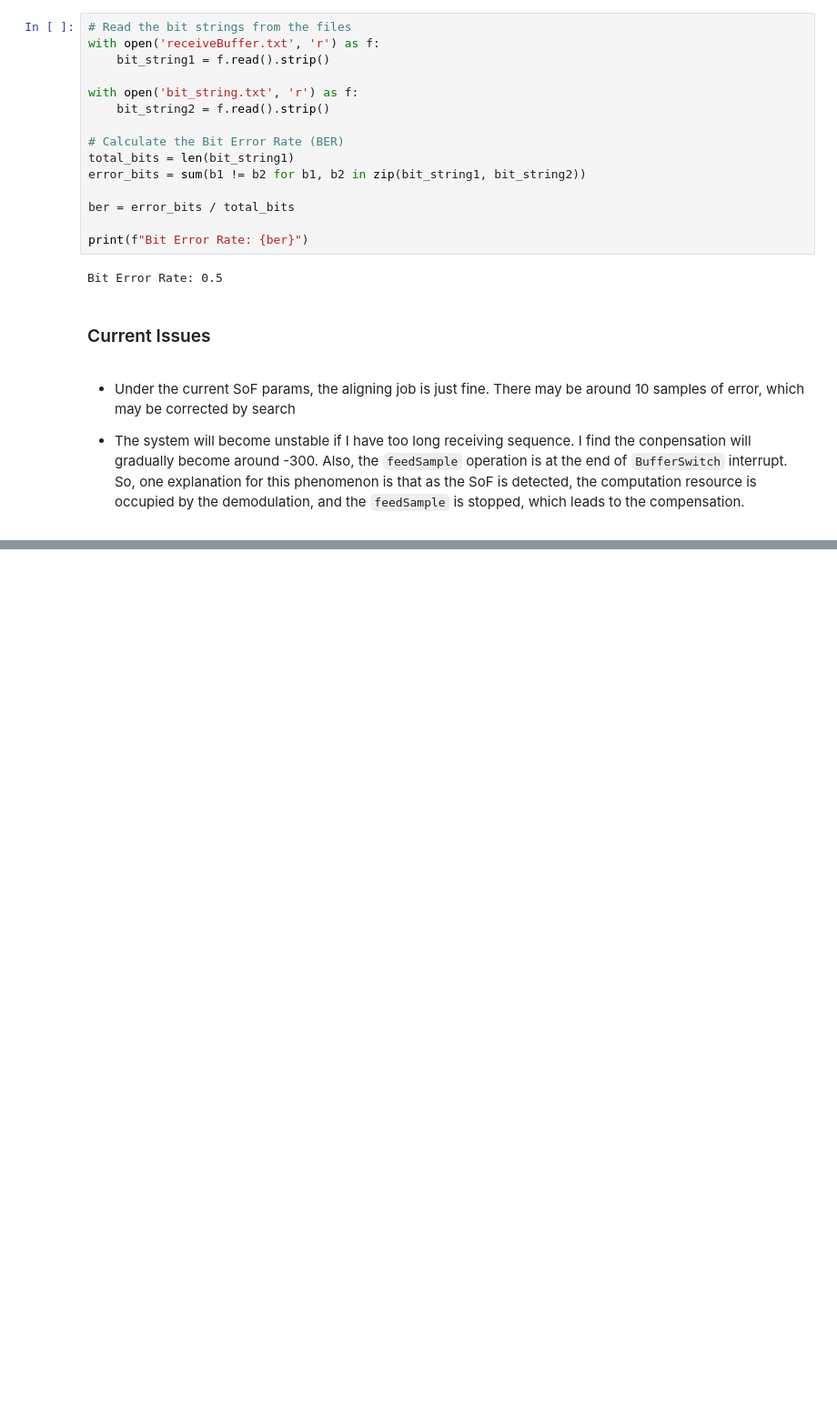
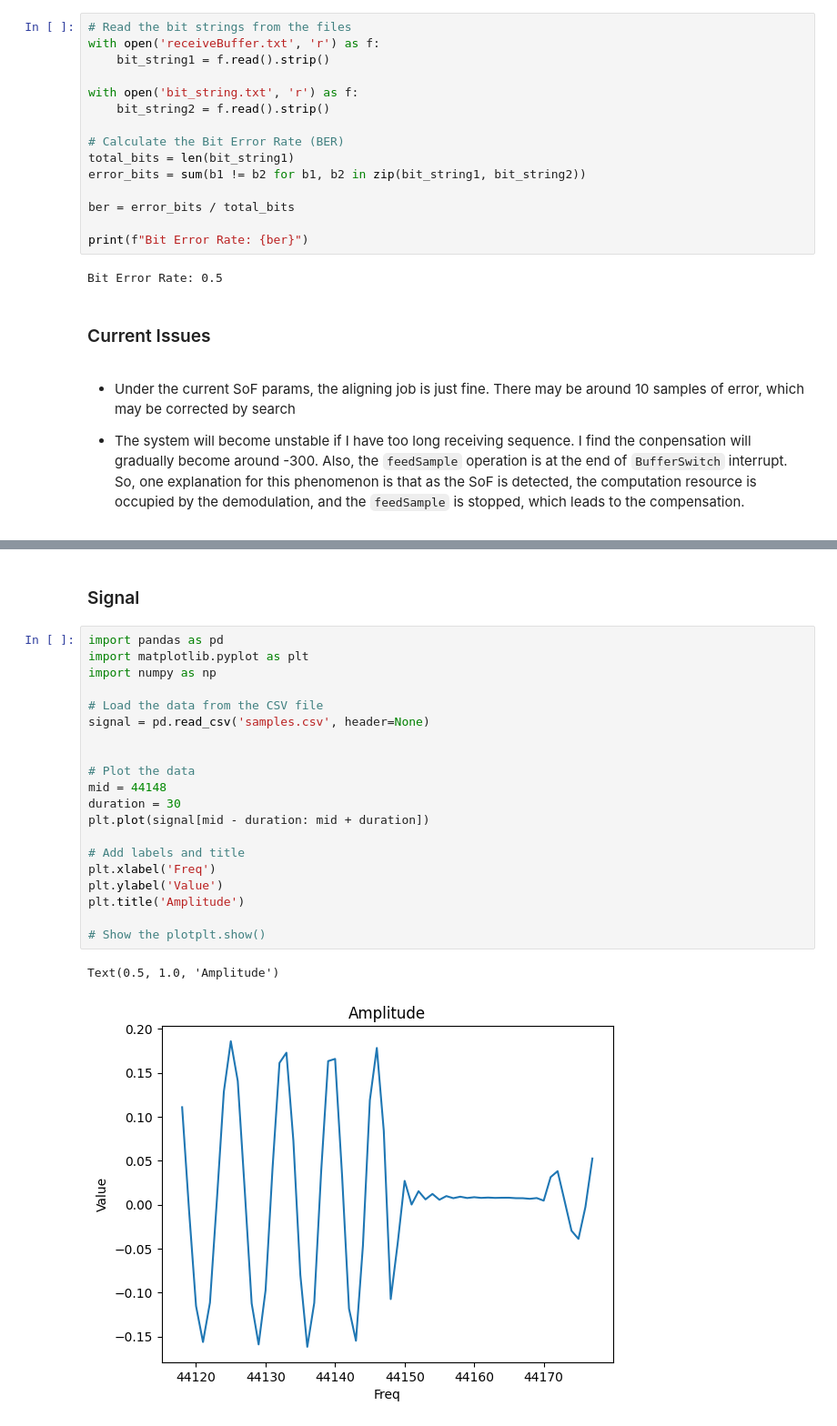
Before and after one commit to Mysterious-Mus/AcousticNFC, a Jupyter notebook: notes.ipynb, the cells around one changed output, grey strips where cells are left out. Shown at 91% size. Cells and saved outputs as stored; diff of their text form; blank space fills up the shorter version.

```diff
--- a/notes.ipynb
+++ b/notes.ipynb
@@ -478,0 +520,25 @@ Bit Error Rate: 0.5
+# %% [markdown]
+### Signal
+# %%
+import pandas as pd
+import matplotlib.pyplot as plt
+import numpy as np
+
+# Load the data from the CSV file
+signal = pd.read_csv('samples.csv', header=None)
+
+
+# Plot the data
+mid = 44148
+duration = 30
+plt.plot(signal[mid - duration: mid + duration])
+
+# Add labels and title
+plt.xlabel('Freq')
+plt.ylabel('Value')
+plt.title('Amplitude')
+
+# Show the plotplt.show()
+# %% [output]
+Text(0.5, 1.0, 'Amplitude')
+[figure, added]
```
Also changed, not shown: parts of 11 cells of this notebook.
